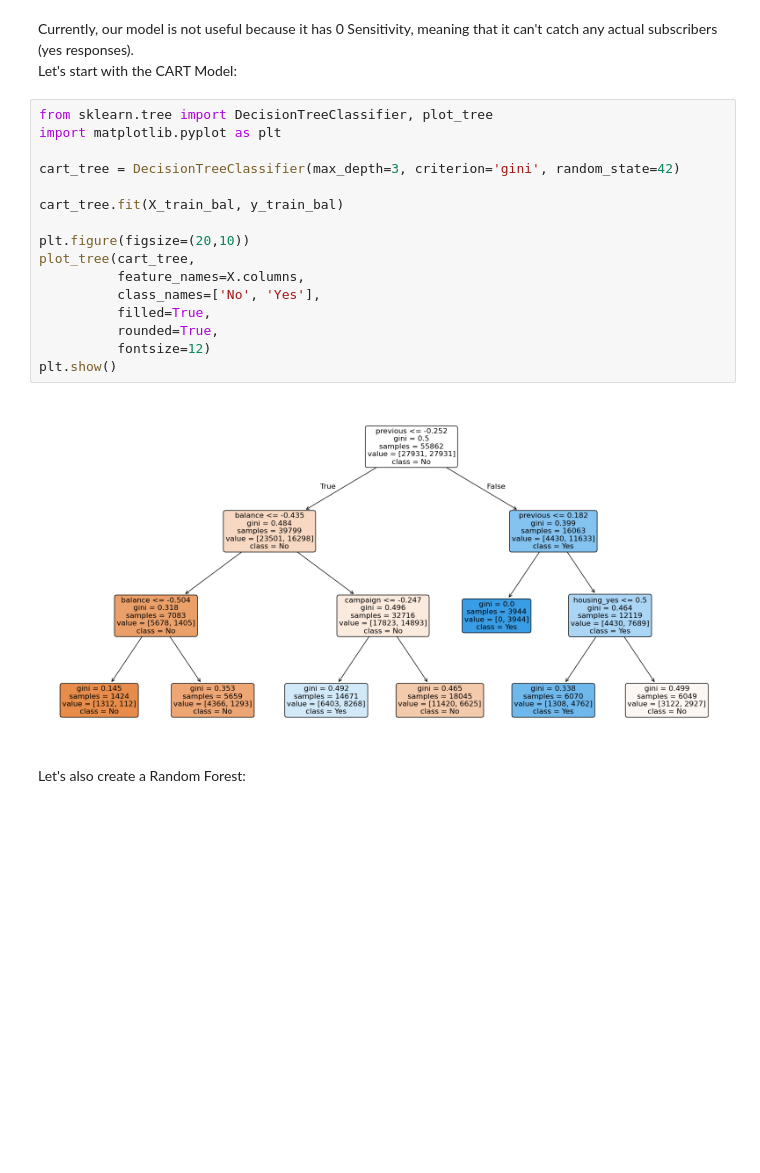
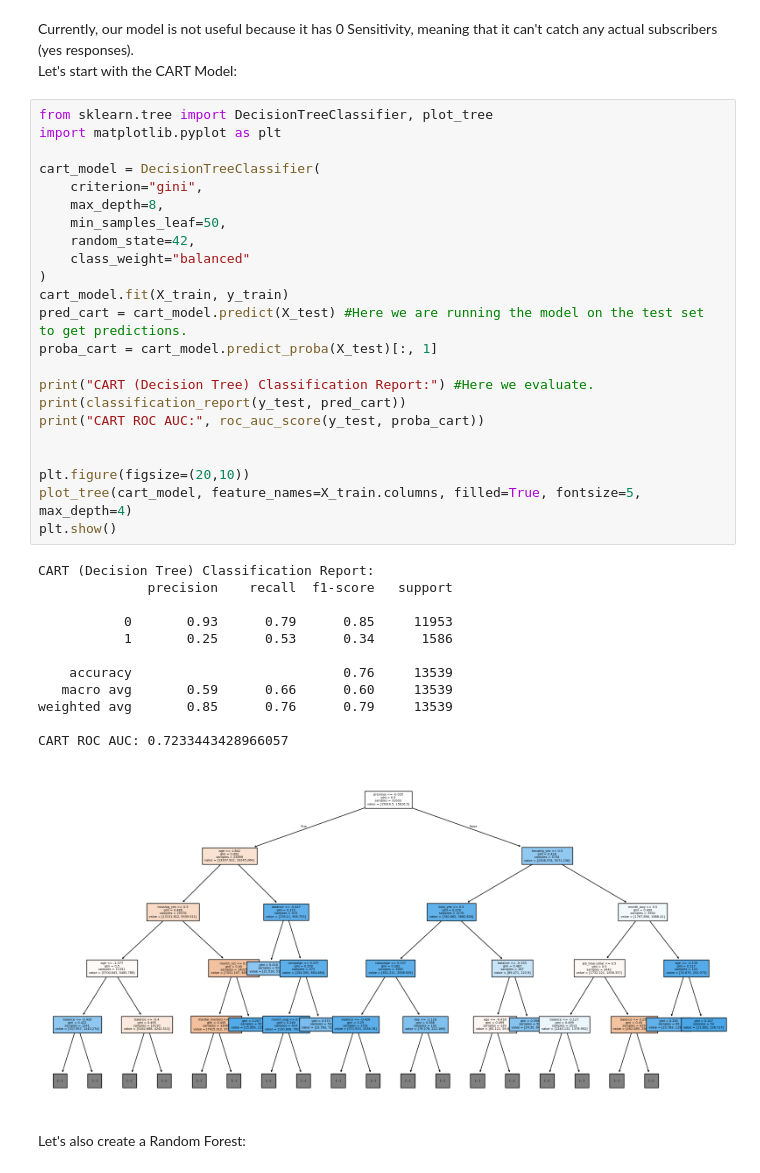
Before and after one commit to alekskadena/bank__datascience, a Jupyter notebook: Project.ipynb, the cells around one changed output. Saved outputs shown, nothing was run; the diff lists cells and outputs as text; blank space fills up the shorter version.

```diff
--- a/Project.ipynb
+++ b/Project.ipynb
@@ -545,21 +524,39 @@ Let's start with the CART Model:
 # %%
 from sklearn.tree import DecisionTreeClassifier, plot_tree
 import matplotlib.pyplot as plt
 
-cart_tree = DecisionTreeClassifier(max_depth=3, criterion='gini', random_state=42)
+cart_model = DecisionTreeClassifier(
+    criterion="gini",
+    max_depth=8,
+    min_samples_leaf=50,
+    random_state=42,
+    class_weight="balanced"
+)
+cart_model.fit(X_train, y_train)
+pred_cart = cart_model.predict(X_test) #Here we are running the model on the test set to get predictions.
+proba_cart = cart_model.predict_proba(X_test)[:, 1]
 
-cart_tree.fit(X_train_bal, y_train_bal)
+print("CART (Decision Tree) Classification Report:") #Here we evaluate.
+print(classification_report(y_test, pred_cart))
+print("CART ROC AUC:", roc_auc_score(y_test, proba_cart))
+
 
 plt.figure(figsize=(20,10))
-plot_tree(cart_tree,
-          feature_names=X.columns,
-          class_names=['No', 'Yes'],
-          filled=True,
-          rounded=True,
-          fontsize=12)
+plot_tree(cart_model, feature_names=X_train.columns, filled=True, fontsize=5, max_depth=4)
 plt.show()
 # %% [output]
+CART (Decision Tree) Classification Report:
+              precision    recall  f1-score   support
+
+           0       0.93      0.79      0.85     11953
+           1       0.25      0.53      0.34      1586
+
+    accuracy                           0.76     13539
+   macro avg       0.59      0.66      0.60     13539
+weighted avg       0.85      0.76      0.79     13539
+
+CART ROC AUC: 0.7233443428966057
-[figure, old version]
+[figure, new version]
 # %% [markdown]
 Let's also create a Random Forest:
 # %%
```
Also changed, not shown: parts of 5 cells of this notebook.
